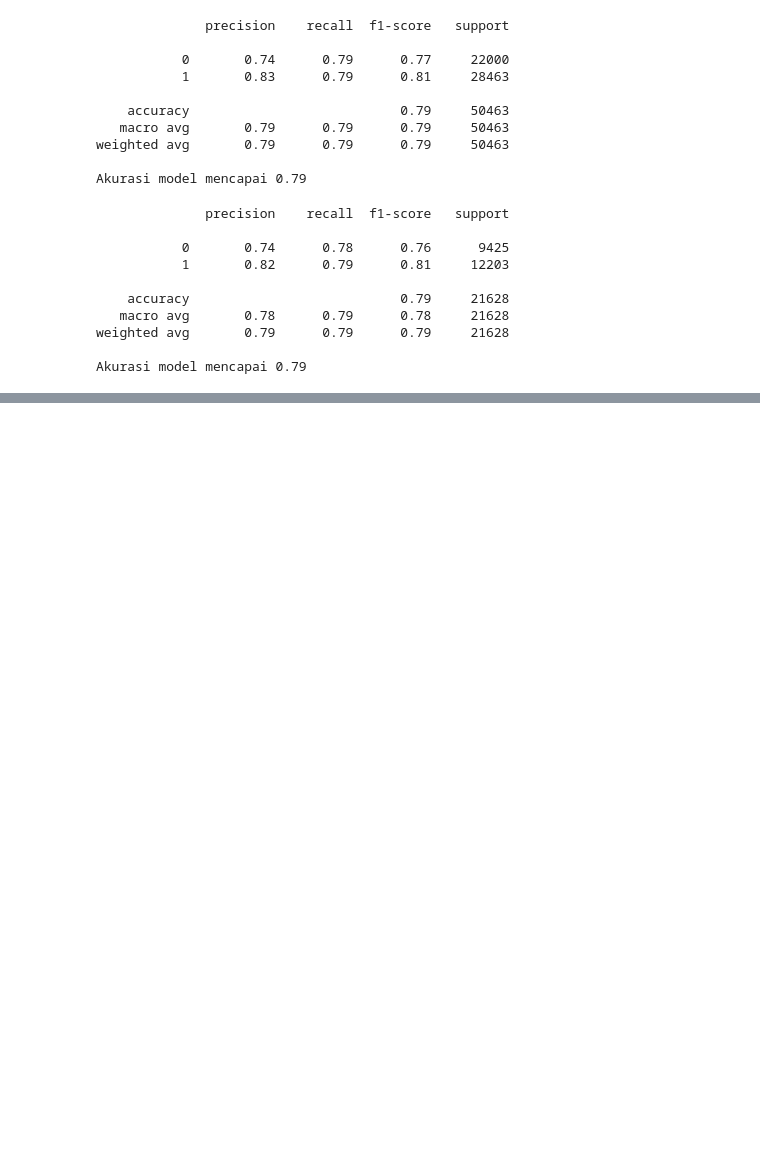
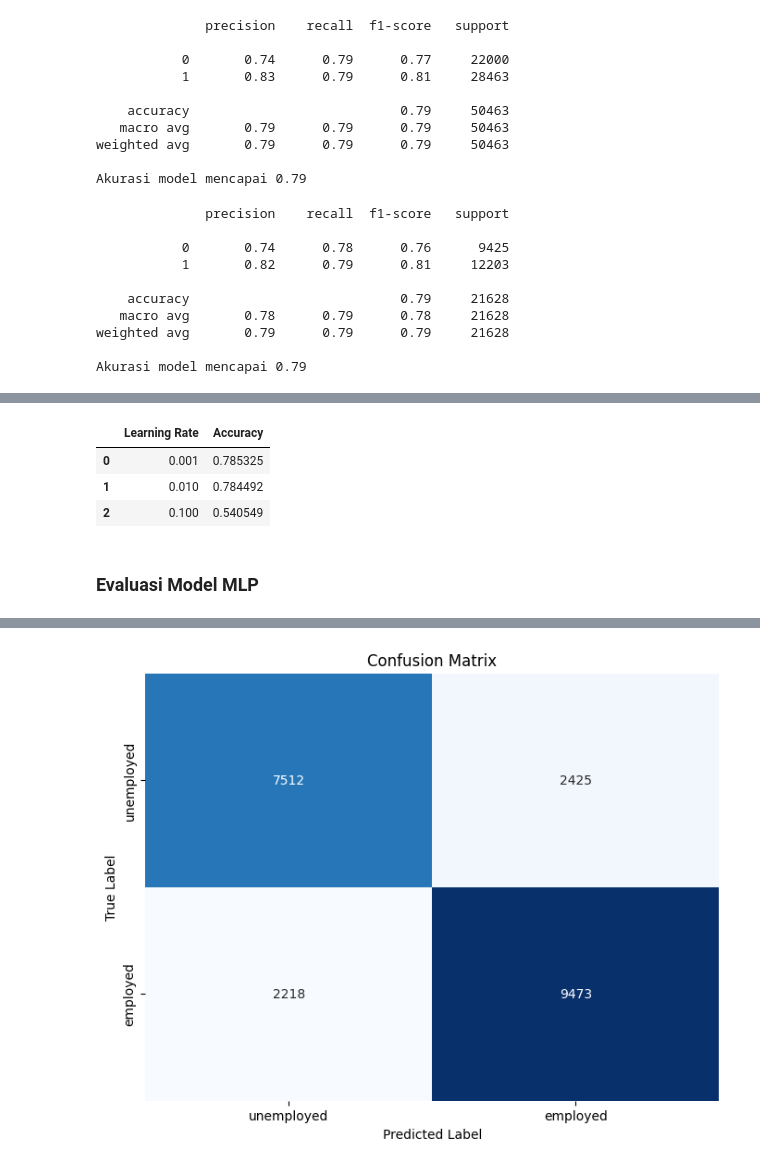
Before and after one commit to teguhrzo/ProjectMachineLearning, a Jupyter notebook: project_ml.ipynb, the cells around one changed output, grey strips where cells are left out. Drawn from its saved outputs; the diff is of its cells as text; code cells hidden in the pictures; blank space fills up the shorter version.

```diff
--- a/project_ml.ipynb
+++ b/project_ml.ipynb
@@ -282,0 +285,7 @@ Akurasi model mencapai 0.79
+# %%
+# Menerapkan Standar Scaler
+from sklearn.preprocessing import StandardScaler
+
+scaler = StandardScaler()
+X_train_scaled = scaler.fit_transform(X_train)
+X_test_scaled = scaler.transform(X_test)
@@ -282,0 +362,27 @@ Akurasi model mencapai 0.79
+# %%
+# Menampilkan hasil akurasi
+results_df = pd.DataFrame(results)
+results_df
+# %% [output]
+|  | Learning Rate | Accuracy |
+| 0 | 0.001 | 0.785325 |
+| 1 | 0.010 | 0.784492 |
+| 2 | 0.100 | 0.540549 |
+# %% [markdown]
+### Evaluasi Model MLP
+# %%
+# Membuat confusion matrix
+y_pred = best_model.predict(X_test_scaled)
+y_pred = (y_pred > 0.5)
+cm = confusion_matrix(y_test, y_pred)
+
+# Membuat heatmap dari confusion matrix
+plt.figure(figsize=(8, 6))
+sns.heatmap(cm, annot=True, fmt='d', cmap='Blues', cbar=False,
+            xticklabels=['unemployed', 'employed'],
+            yticklabels=['unemployed', 'employed'])
+plt.title('Confusion Matrix')
+plt.xlabel('Predicted Label')
+plt.ylabel('True Label')
+plt.show()
+# %% [output]
@@ -282,0 +390 @@ Akurasi model mencapai 0.79
+[figure, added]
```
Also changed, not shown: parts of 6 cells of this notebook.
